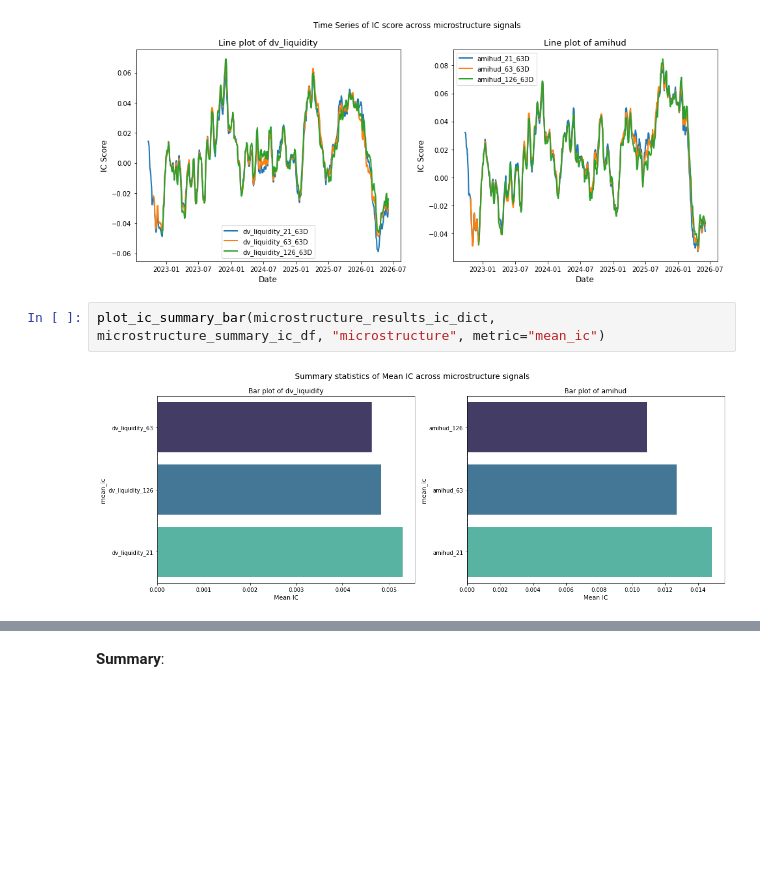
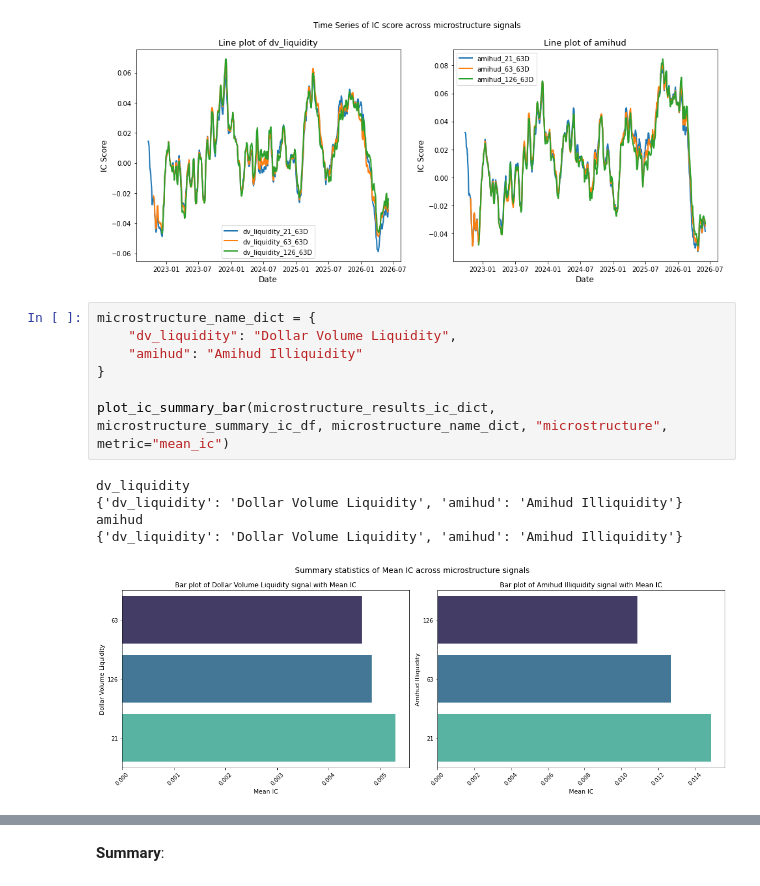
Before and after one commit to hungryfire267/systematic-equities-research, a Jupyter notebook: notebooks/research.ipynb, the cells around one changed output, grey strips where cells are left out. Saved outputs shown, nothing was run; the diff lists cells and outputs as text; blank space fills up the shorter version.

```diff
--- a/notebooks/research.ipynb
+++ b/notebooks/research.ipynb
@@ -172,7 +208,16 @@ plot_ic_timeseries(microstructure_results_ic_dict, "microstructure")
 # %% [output]
 [figure]
 # %%
-plot_ic_summary_bar(microstructure_results_ic_dict, microstructure_summary_ic_df, "microstructure", metric="mean_ic")
+microstructure_name_dict = {
+    "dv_liquidity": "Dollar Volume Liquidity",
+    "amihud": "Amihud Illiquidity"
+}
+
+plot_ic_summary_bar(microstructure_results_ic_dict, microstructure_summary_ic_df, microstructure_name_dict, "microstructure", metric="mean_ic")
 # %% [output]
+dv_liquidity
+{'dv_liquidity': 'Dollar Volume Liquidity', 'amihud': 'Amihud Illiquidity'}
+amihud
+{'dv_liquidity': 'Dollar Volume Liquidity', 'amihud': 'Amihud Illiquidity'}
-[figure, old version]
+[figure, new version]
 # %%
```
Also changed, not shown: parts of 58 cells of this notebook, 3 other files.
